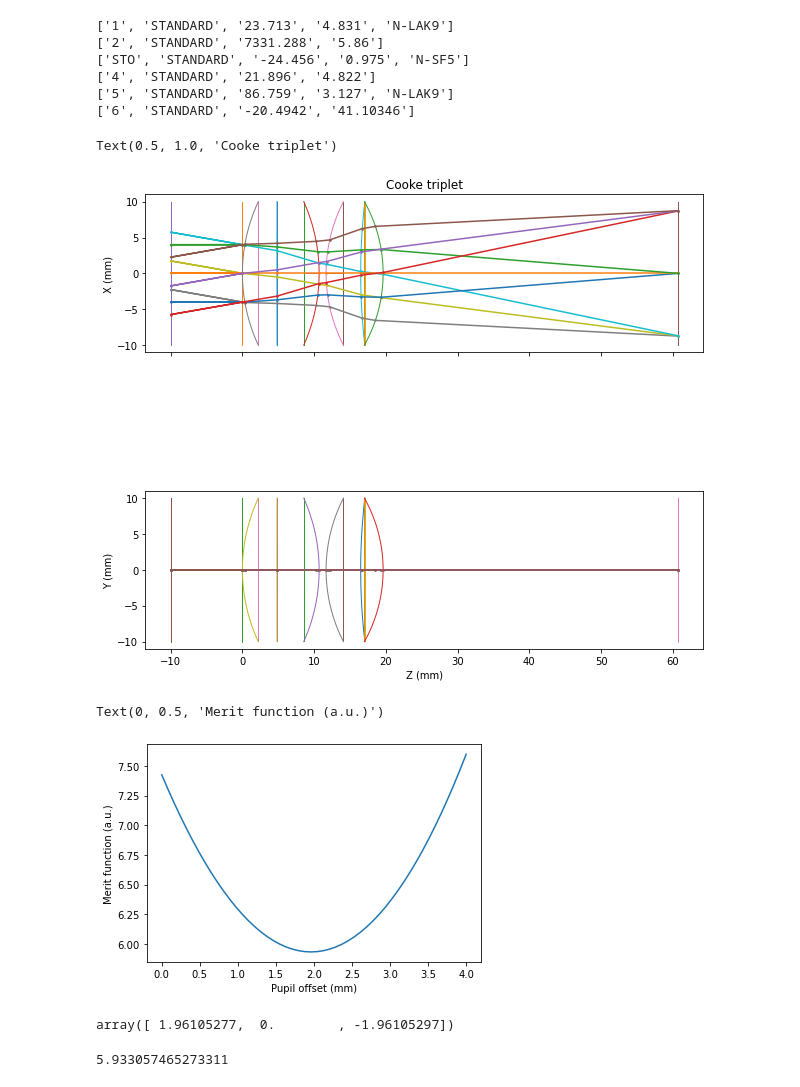
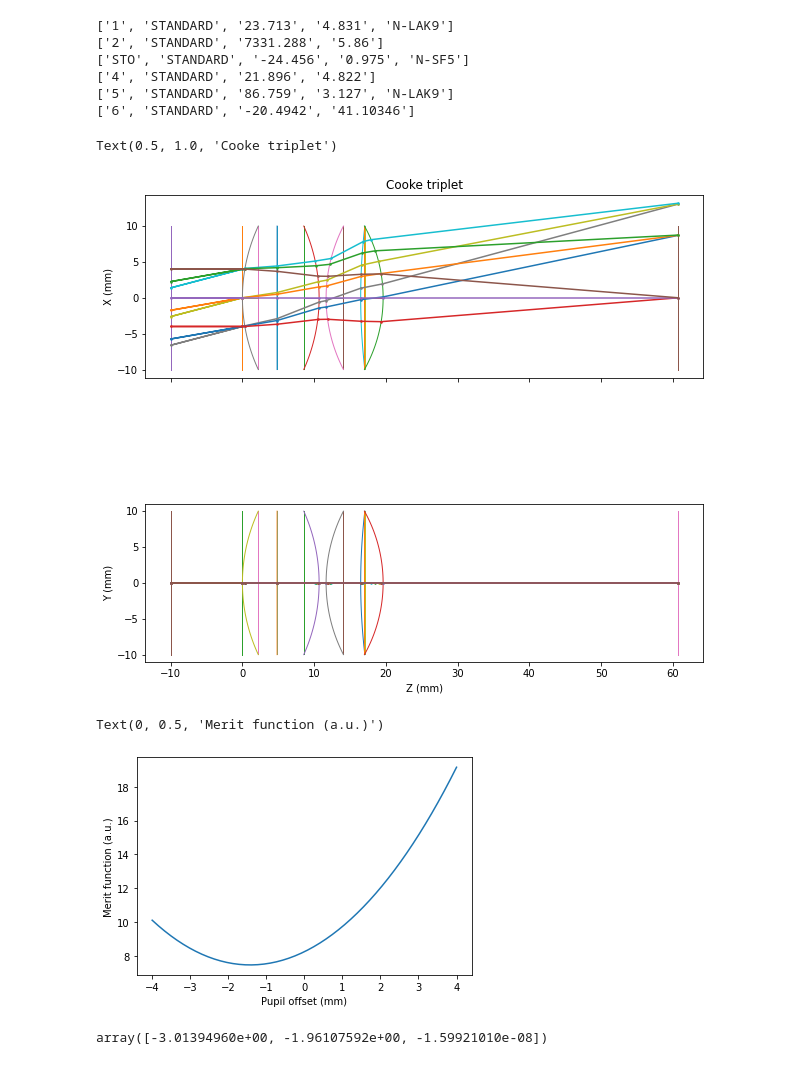
Before and after one commit to bassistTech/rayTrace, a Jupyter notebook: notebooks/Cooke triplet.ipynb, the cells around one changed output. Cells and saved outputs as stored; diff of their text form; code cells hidden in the pictures.

```diff
--- a/notebooks/Cooke triplet.ipynb
+++ b/notebooks/Cooke triplet.ipynb
@@ -72,29 +72,29 @@ surface_list[stop_surface]['stop'] = True
 # %%
 '''
 
 Trace rays through the model, without any ray aiming. The first concave surface is where the
 stop is supposed to be. I'll figure out a way to draw markers for it ... later
 
 '''
 
 geometry = rtt.build_geometry(surface_list)
-lsf = np.linspace(-10, 10, 3)
+lsf = np.array([15, 10, 0]) #np.linspace(-10, 10, 3)
 lsp = np.linspace(-4, 4, 3)
 lsps = np.array([0, 0, 0])
 field_rays = np.array([np.array([x*np.pi/180, 0, 1]) for x in lsf])
 pupil_points = np.array([np.array([x, 0, 0]) for x in lsp])
 pupil_shifts = np.array([np.array([x, 0, 0]) for x in lsps])
 wavls = np.array([0.000633])
 ray_table = rtt.new_ray_table(geometry, field_rays, pupil_points, wavls, infinite = True,
                              pupil_shifts = pupil_shifts)
 rtt.propagate_ray(ray_table, geometry)
 axd = rtt.new_plot_xy(figsize = (10, 10))
 rtt.plot_faces(axd, geometry)
 rtt.plot_rays(axd, geometry, ray_table, marker = '.', markersize = 3)
 axd["axs"][0].set_title("Cooke triplet")
 # %% [output]
 Text(0.5, 1.0, 'Cooke triplet')
-[figure, old version]
+[figure, new version]
 # %%
 '''
 
@@ -112,13 +112,13 @@ def merit_function(lsps):
     merit = np.average(ray_table[stop_surface, :, 0, 0]**2)
     return merit
 
-za = np.linspace(0, 4)
+za = np.linspace(-4, 4)
 plt.plot(za, [merit_function([z, 0, -z]) for z in za])
 plt.xlabel('Pupil offset (mm)')
 plt.ylabel('Merit function (a.u.)')
 # %% [output]
 Text(0, 0.5, 'Merit function (a.u.)')
-[figure, old version]
+[figure, new version]
 # %%
 '''
 
@@ -129,14 +129,13 @@ Now let's just ask Scipy to minimize it with no special settings
 m = minimize(merit_function, [0, 0, 0])
 m['x']
 # %% [output]
-array([ 1.96105277,  0.        , -1.96105297])
+array([-3.01394960e+00, -1.96107592e+00, -1.59921010e-08])
 # %%
 '''
 
-Here
+Here are the new pupil shifts
 
-lsps = m['x']
-merit_function(lsps)
+'''
+
+lsps_aimed = m['x']
-# %% [output]
-5.933057465273311
 # %%
```
Also changed, not shown: parts of 1 cell of this notebook.
